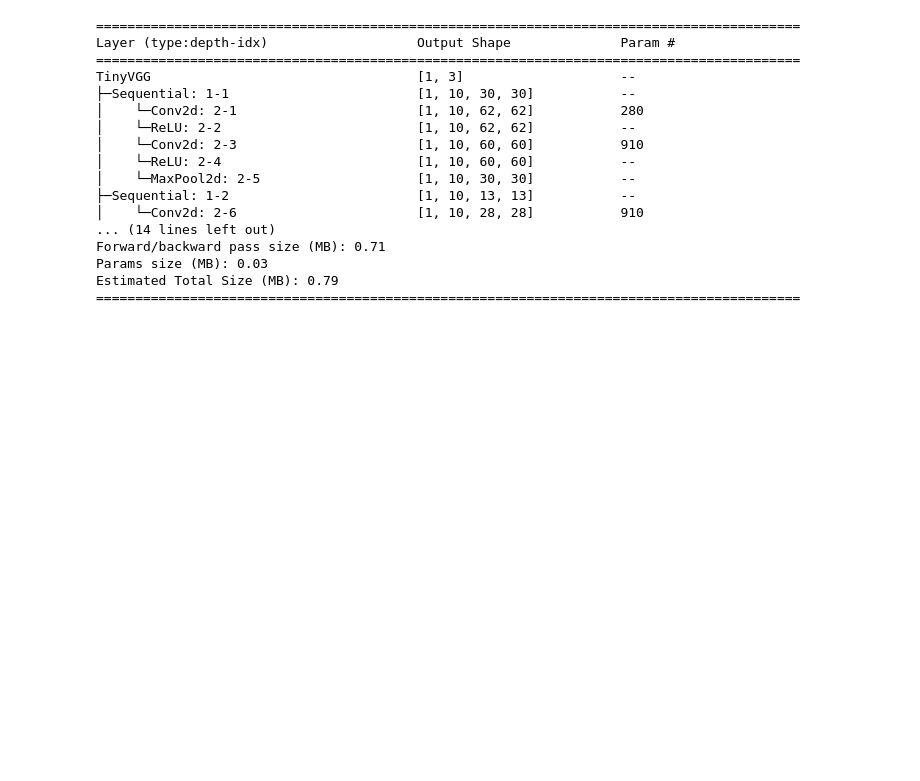
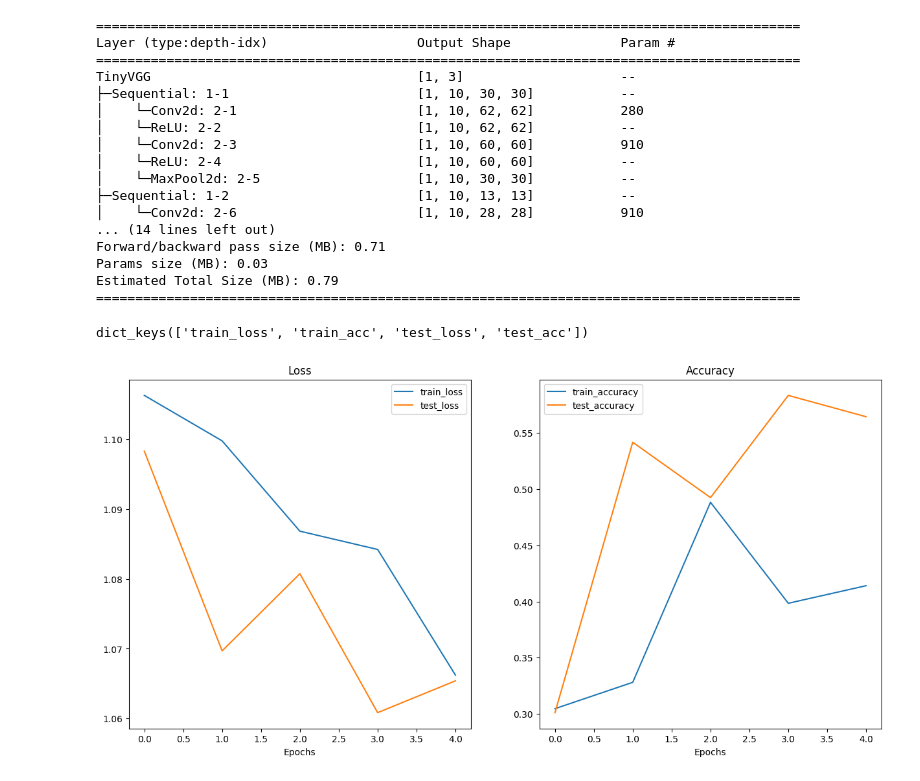
Before and after one commit to Alton01/food_classification_with_pytorch, a Jupyter notebook: 04_food_classification_pytorch.ipynb, the cells around one changed output. Drawn from its saved outputs; the diff is of its cells as text; code cells hidden in the pictures; blank space fills up the shorter version.

Commit message:
Implement model 0 and model 1

```diff
--- a/04_food_classification_pytorch.ipynb
+++ b/04_food_classification_pytorch.ipynb
@@ -841,0 +864,41 @@ def test_step(model: torch.nn.Module,
+# %%
+# plot loss curves: Tracking models progress over time with regards to over-fitting or under-fitting
+
+model_0_results.keys()
+# %% [output]
+dict_keys(['train_loss', 'train_acc', 'test_loss', 'test_acc'])
+# %%
+def plot_loss_curves(results: Dict[str, List[float]]):
+  loss = results["train_loss"]
+  test_loss = results["test_loss"]
+
+  accuracy = results["train_acc"]
+  test_accuracy = results["test_acc"]
+
+  epochs = range(len(results["train_loss"]))
+
+  #setup a plot
+
+  plt.figure(figsize=(15, 7))
+
+  # Plot the loss
+
+  plt.subplot(1, 2, 1)
+  plt.plot(epochs, loss, label="train_loss")
+  plt.plot(epochs, test_loss, label="test_loss")
+  plt.title("Loss")
+  plt.xlabel("Epochs")
+  plt.legend()
+
+  #plot the accuracy
+
+  plt.subplot(1, 2, 2)
+  plt.plot(epochs, accuracy, label="train_accuracy")
+  plt.plot(epochs, test_accuracy, label="test_accuracy")
+  plt.title("Accuracy")
+  plt.xlabel("Epochs")
+  plt.legend()
+# %%
+plot_loss_curves(model_0_results)
+# %% [output]
+[figure, added]
```
Also changed, not shown: parts of 17 cells of this notebook.
